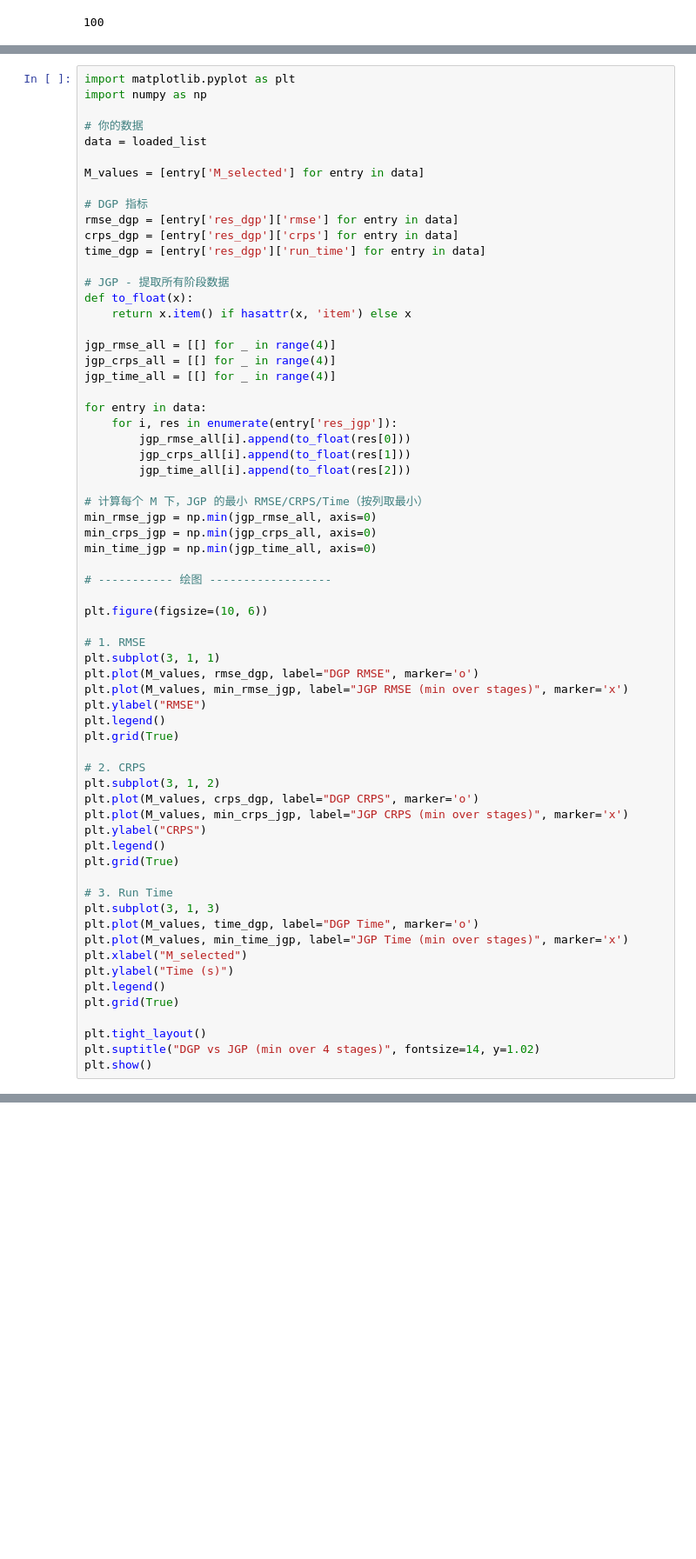
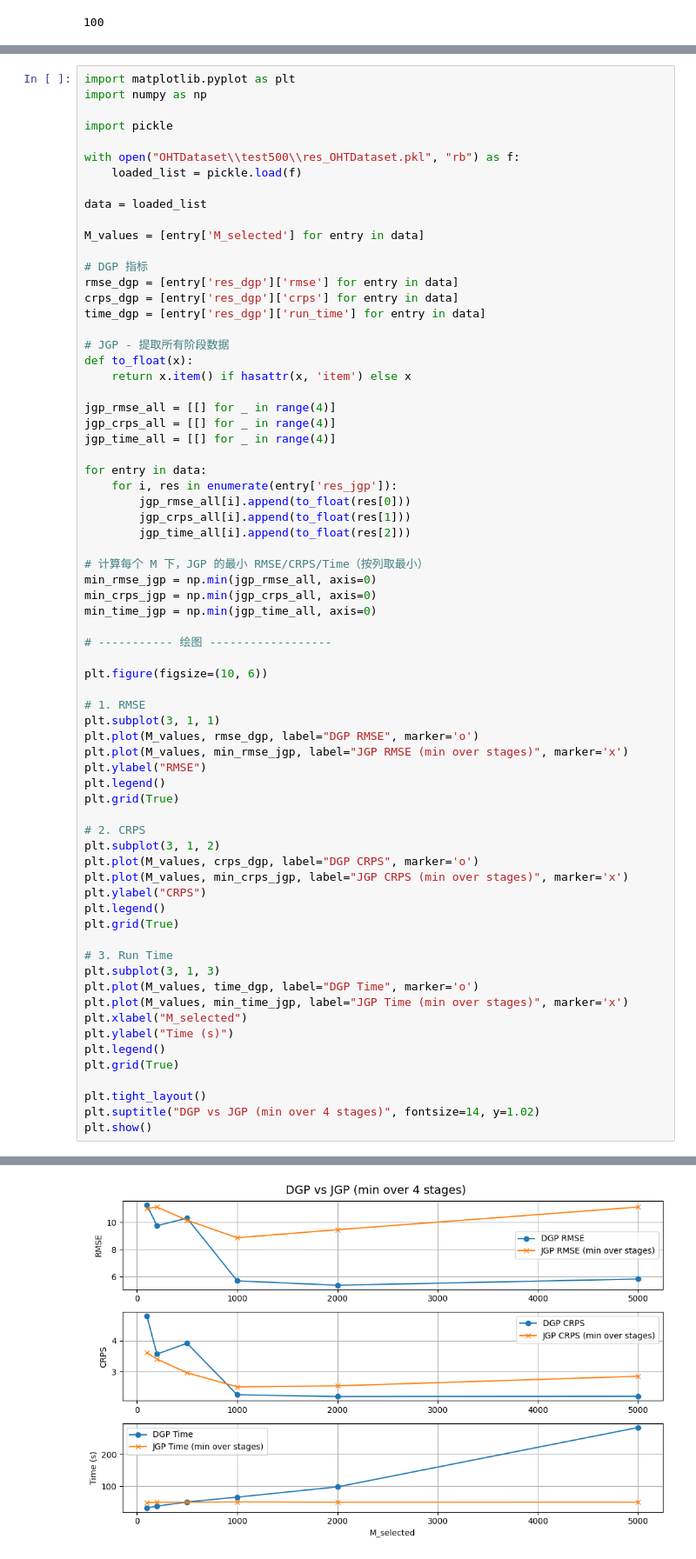
Before and after one commit to crushonyfg/DJGP, a Jupyter notebook: new_dataset_test.ipynb, the cells around one changed output, grey strips where cells are left out. Shown at 87% size. Drawn from its saved outputs; the diff is of its cells as text; blank space fills up the shorter version.

Commit message:
new dataset test

```diff
--- a/new_dataset_test.ipynb
+++ b/new_dataset_test.ipynb
@@ -1312,7 +1311,11 @@ plt.show()
 import matplotlib.pyplot as plt
 import numpy as np
 
-# 你的数据
+import pickle
+
+with open("OHTDataset\\test500\\res_OHTDataset.pkl", "rb") as f:
+    loaded_list = pickle.load(f)
+
 data = loaded_list
 
 M_values = [entry['M_selected'] for entry in data]
@@ -1377,0 +1380 @@ ValueError: setting an array element with a sequence. The requested array has an
+[figure, added]
```
Also changed, not shown: parts of 23 cells of this notebook.
